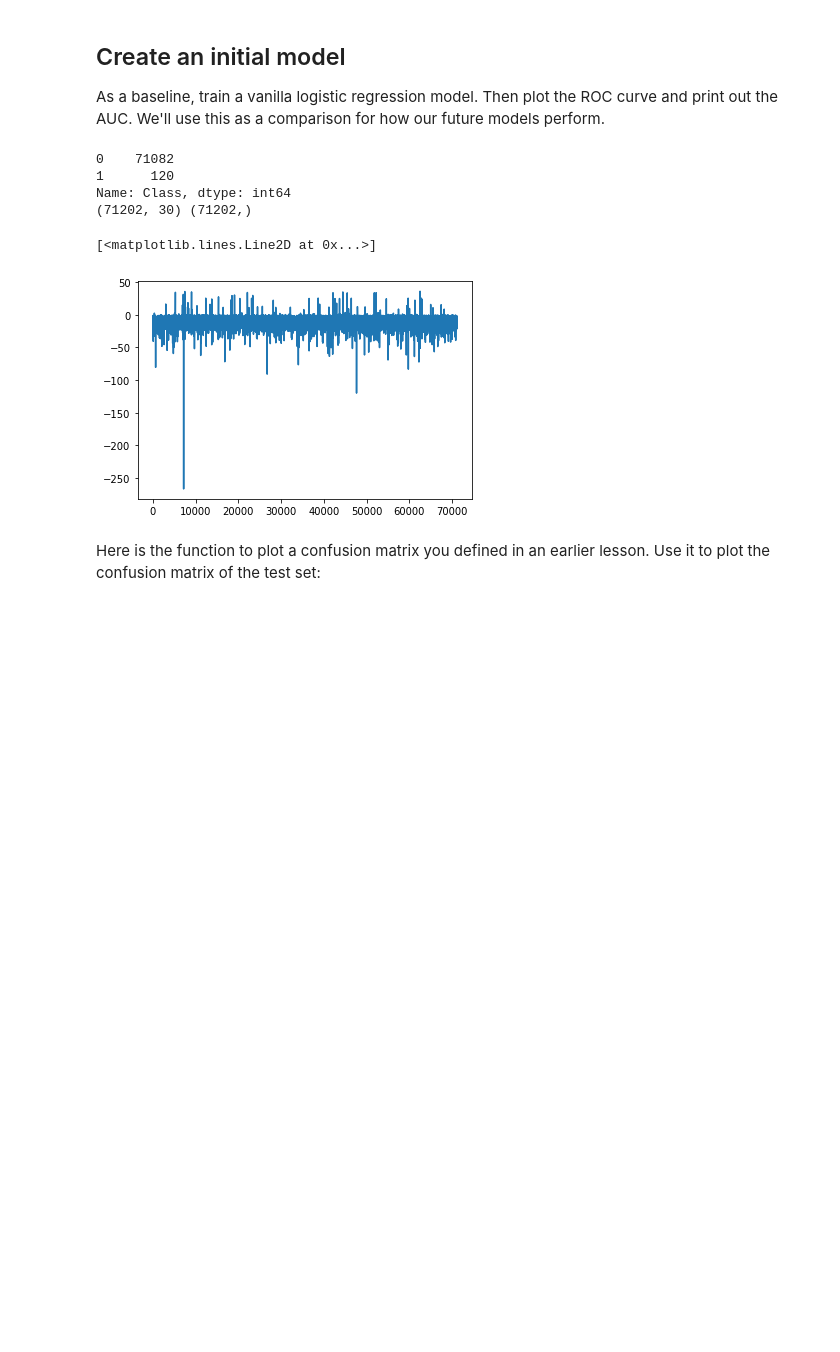
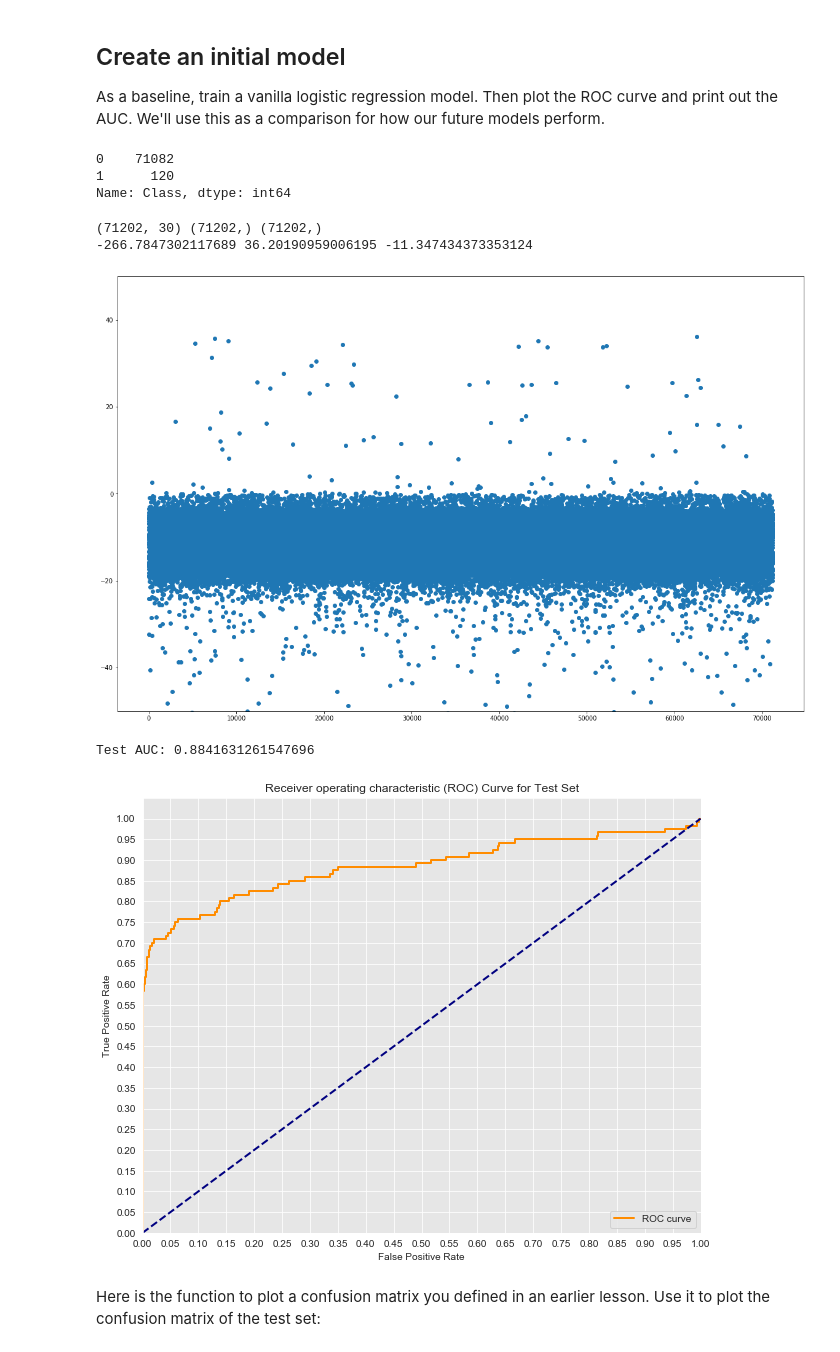
Before and after one commit to poariston/dsc-class-imbalance-problems-lab-online-ds-sp-000, a Jupyter notebook: index.ipynb, the cells around one changed output. Drawn from its saved outputs; the diff is of its cells as text; code cells hidden in the pictures; blank space fills up the shorter version.

```diff
--- a/index.ipynb
+++ b/index.ipynb
@@ -114,30 +114,55 @@ logreg = LogisticRegression(fit_intercept = False,C=1e5,penalty='l2',class_weigh
 model=logreg.fit(X_train,y_train)
 y_test_hat = model.predict(X_test)
 print(y_test.value_counts())
-
-# Probability scores for test set
-y_score = model.decision_function(X_test)
-print(X_test.shape,y_score.shape)
-y_score.min(),y_score.max(),y_score.mean()
-plt.plot(y_score)
-# False positive rate and true positive rate
-# fpr, tpr, thresholds = None
-
-# # Seaborn's beautiful styling
-# sns.set_style('darkgrid', {'axes.facecolor': '0.9'})
-
-# # Print AUC
-
-
-# # Plot the ROC curve
-# plt.figure(figsize=(10, 8))
 # %% [output]
 0    71082
 1      120
 Name: Class, dtype: int64
-(71202, 30) (71202,)
-[<matplotlib.lines.Line2D at 0x...>]
-[figure, removed]
+# %%
+
+# Probability scores for test set
+y_score = model.decision_function(X_test)
+
+print(X_test.shape,y_score.shape,y_test.shape)
+print(y_score.min(),y_score.max(),y_score.mean())
+
+fig=plt.figure(figsize = (20,13))
+plt.scatter(x=range(len(y_score)),y=y_score)
+plt.ylim(-50,50)
+plt.show()
+
+# False positive rate and true positive rate
+fpr, tpr, thresholds = roc_curve(y_test,y_score)
+
+# Seaborn's beautiful styling
+sns.set_style('darkgrid', {'axes.facecolor': '0.9'})
+
+# # Print AUC
+print('Test AUC: {}'.format(auc(fpr, tpr)))
+print('')
+
+# # Plot the ROC curve
+# ROC curve for test set
+plt.figure(figsize=(10, 8))
+
+plt.plot(fpr, tpr, color='darkorange',lw=2, label='ROC curve')
+plt.plot([0, 1], [0, 1], color='navy', lw=2, linestyle='--')
+plt.xlim([0.0, 1.0])
+plt.ylim([0.0, 1.05])
+plt.yticks([i/20.0 for i in range(21)])
+plt.xticks([i/20.0 for i in range(21)])
+plt.xlabel('False Positive Rate')
+plt.ylabel('True Positive Rate')
+plt.title('Receiver operating characteristic (ROC) Curve for Test Set')
+plt.legend(loc='lower right')
+
+plt.show()
+# %% [output]
+(71202, 30) (71202,) (71202,)
+-266.7847302117689 36.20190959006195 -11.347434373353124
+[figure, added]
+Test AUC: 0.8841631261547696
+[figure, added]
 # %% [markdown]
 Here is the function to plot a confusion matrix you defined in an earlier lesson. Use it to plot the confusion matrix of the test set:
 # %%
```
Also changed, not shown: parts of 2 cells of this notebook.
